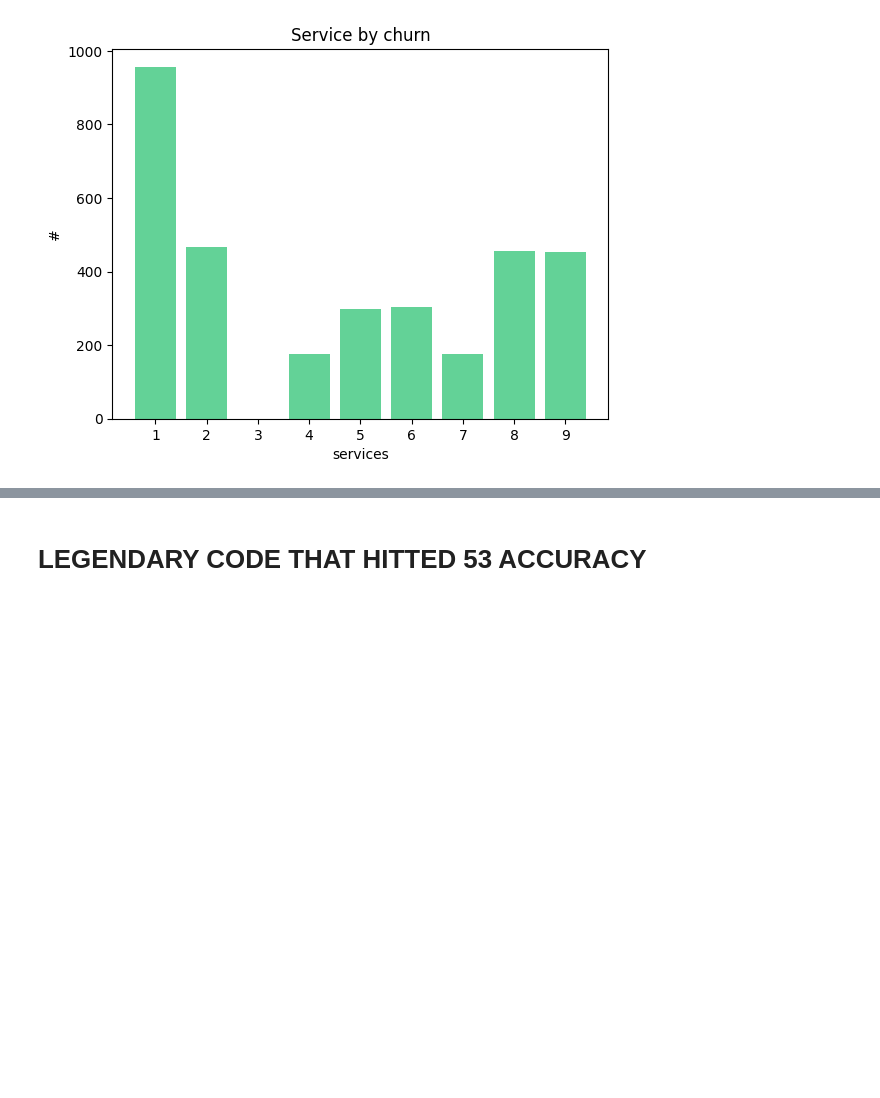
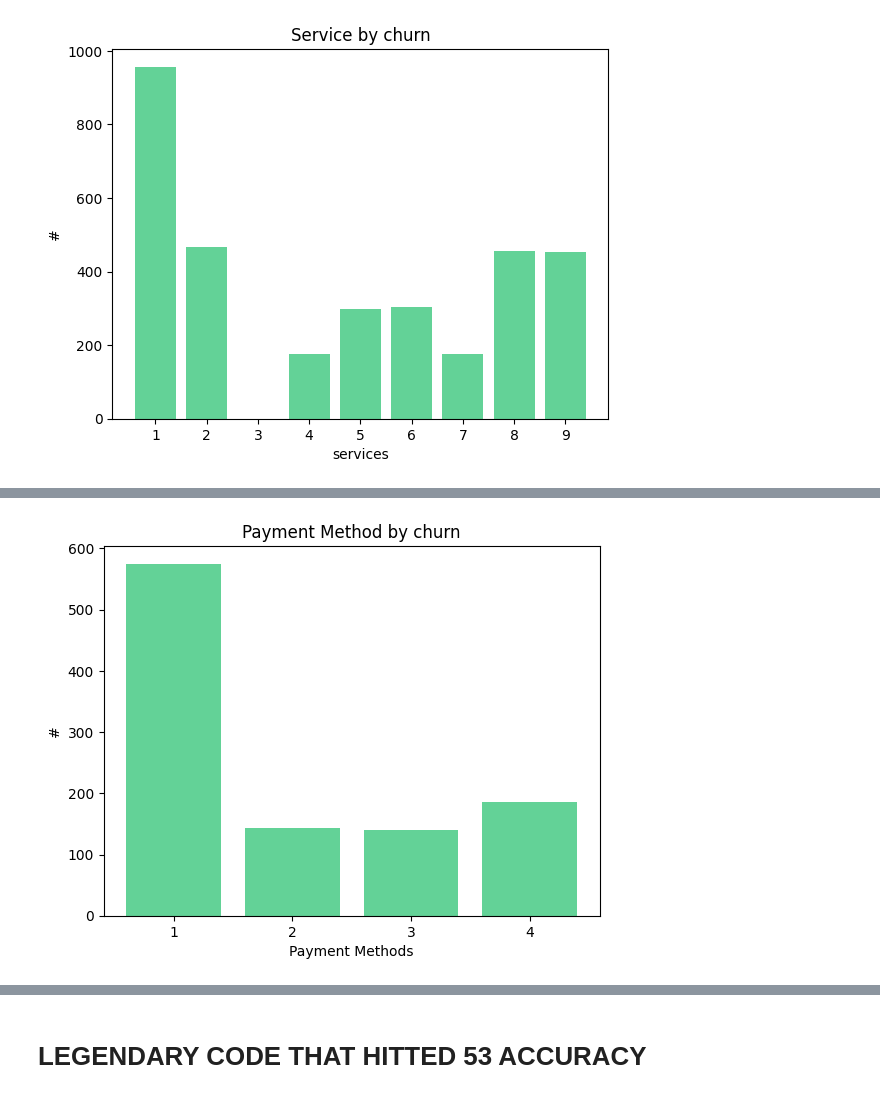
Before and after one commit to GeeK1224/cau_ml_project, a Jupyter notebook: cau_ml_project.ipynb, the cells around one changed output, grey strips where cells are left out. Cells and saved outputs as stored; diff of their text form; code cells hidden in the pictures; blank space fills up the shorter version.

```diff
--- a/cau_ml_project.ipynb
+++ b/cau_ml_project.ipynb
@@ -383,0 +401,8 @@ for column in train_data.columns[14:-8]:
+# %%
+plt.bar(['1', '2', '3', '4'], pay_method_churn, color=hex_green)
+plt.title('Payment Method by churn')
+plt.ylabel('#')
+plt.xlabel('Payment Methods')
+plt.show()
+# %% [output]
+[figure, added]
```
Also changed, not shown: parts of 9 cells of this notebook.
